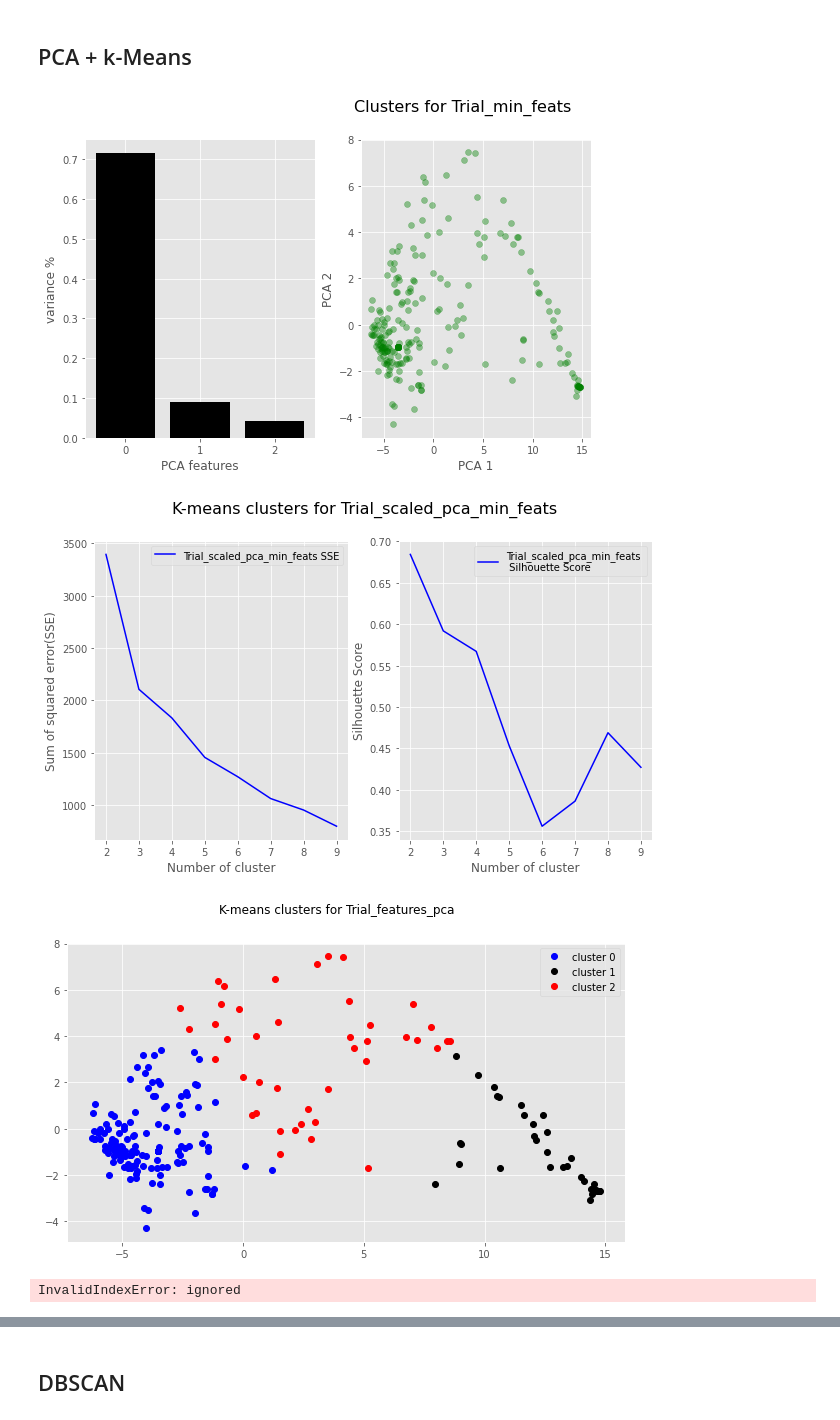
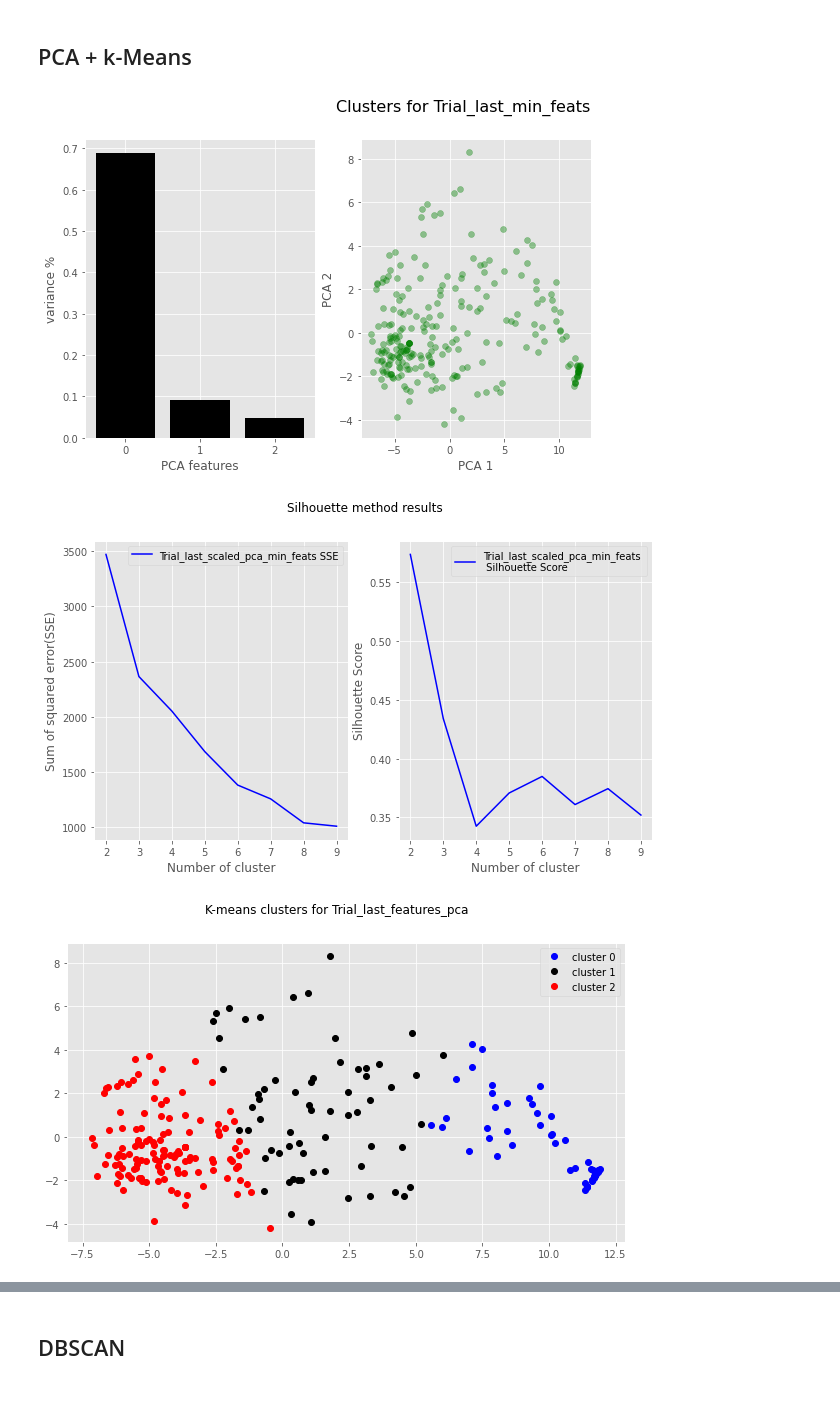
Before and after one commit to GarethWilhelm/TS-Feature-Clustering, a Jupyter notebook: notebooks/3. clustering_tsfresh_features.ipynb, the cells around one changed output, grey strips where cells are left out. Saved outputs shown, nothing was run; the diff lists cells and outputs as text; code cells hidden in the pictures.

```diff
--- a/notebooks/3. clustering_tsfresh_features.ipynb
+++ b/notebooks/3. clustering_tsfresh_features.ipynb
@@ -89,9 +89,14 @@ min_feats = ['kurtosis','variance','mean','skewness','standard_deviation','media
 stationarity = ['autocorrelation','partial_autocorrelation','augmented','^mean$','kurtosis']
 
 PATH = '/content/drive/My Drive/Stellenbosch/Webster'
+product_name =  'Trial_last'
 # Implement functions to generate datasets
-all_eff_features = load_features_data(0,PATH,'efficient_parameters')
+all_eff_features = load_features_data(-1,PATH,'efficient_parameters')
 removing_outliers(all_eff_features)
 features_to_exclude = filter_features(all_eff_features,redundant_features)
 features_filtered = remove_features_df(all_eff_features,features_to_exclude)
 correlated_list = drop_correlated_pairs(features_filtered)
+# %%
+all_eff_features = load_features_data(-1,PATH,'efficient_parameters')
+stationarity_features = filter_features(features_filtered,['Hurst'])
+stationarity_features
@@ -226,39 +231,37 @@ pca = PCA(n_components=3)
 principalComponents = pca.fit_transform(features_uncorrelated)
 # Plot the explained variances
 features = range(pca.n_components_)
 
 fig = plt.figure(figsize=(14,5.5))
 fig.suptitle(f"Clusters for {product_name}_min_feats", fontsize=16)
 fig.add_subplot(131)
 plt.bar(features, pca.explained_variance_ratio_, color='black')
 plt.xlabel('PCA features')
 plt.ylabel('variance %')
 plt.xticks(features)
 # Save components to a DataFrame
 PCA_components = pd.DataFrame(principalComponents)
 fig.add_subplot(132)
 plt.scatter(PCA_components[0], PCA_components[1], alpha=.4, color='green')
 plt.xlabel('PCA 1')
 plt.ylabel('PCA 2')
 
 
 plot_elbow_silhoutte_k_evaluation(f"{product_name}_scaled_pca_min_feats",np.asarray(PCA_components),10)
-clusters_features_uncorrelated = plot_kmeans_clusters(np.asarray(PCA_components),3,f"{product_name}_features_pca")
+clusters_features_uncorrelated = plot_kmeans_clusters(np.asarray(PCA_components),3,f"{product_name}_features_pca",f"{PATH}/images")
 
-details = [(name,cluster) for name, cluster in zip(features_uncorrelated.index,features_uncorrelated)]
+details = [(name,cluster) for name, cluster in zip(features_uncorrelated.index,clusters_features_uncorrelated)]
 cluster_df = pd.DataFrame(details,columns=['names','cluster'])
 cluster_df['names'].astype('category')
 get_names = features_uncorrelated.reset_index().rename(columns={'id':'names'})
 get_names.names.astype('category')
 country_cluster = pd.merge(get_names,cluster_df,how='inner', on='names')
-metrics = ['mean']
-groups = country_cluster.groupby(['cluster']).agg(metrics)
+groups = country_cluster.groupby(['cluster']).agg('mean')
 
 ax = groups.plot(figsize=(20,10),kind='bar')
 fig = ax.get_figure()
-fig.savefig(f"{product_name}_min_features_pca_kmeans.png")
+fig.savefig(f"{PATH}/images/{product_name}_min_features_pca_kmeans.png")
 # %% [output]
-[figure, old version]
+[figure, new version]
-[figure, old version]
+[figure, new version]
-[figure, old version]
+[figure, new version]
-InvalidIndexError: ignored
```
Also changed, not shown: parts of 11 cells of this notebook.
